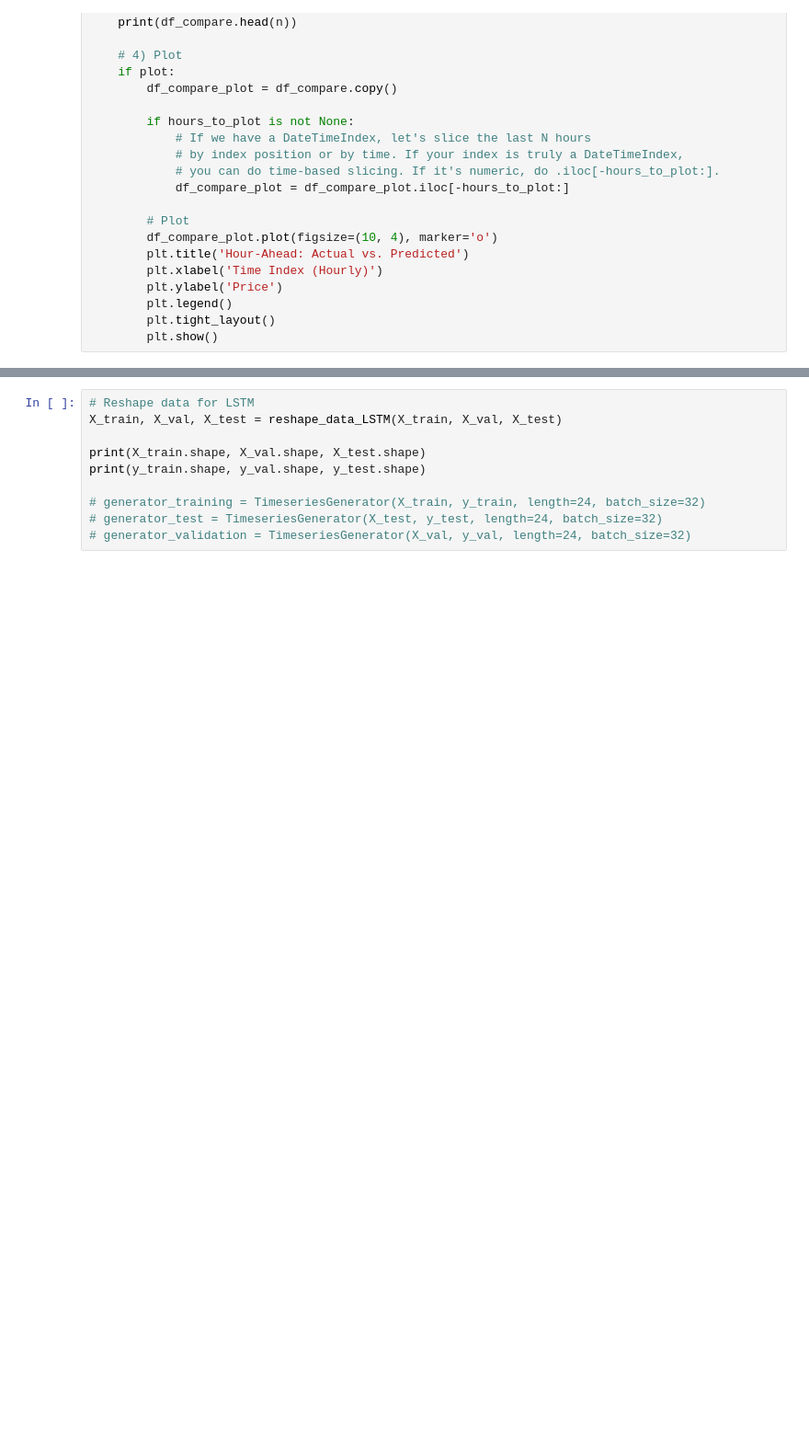
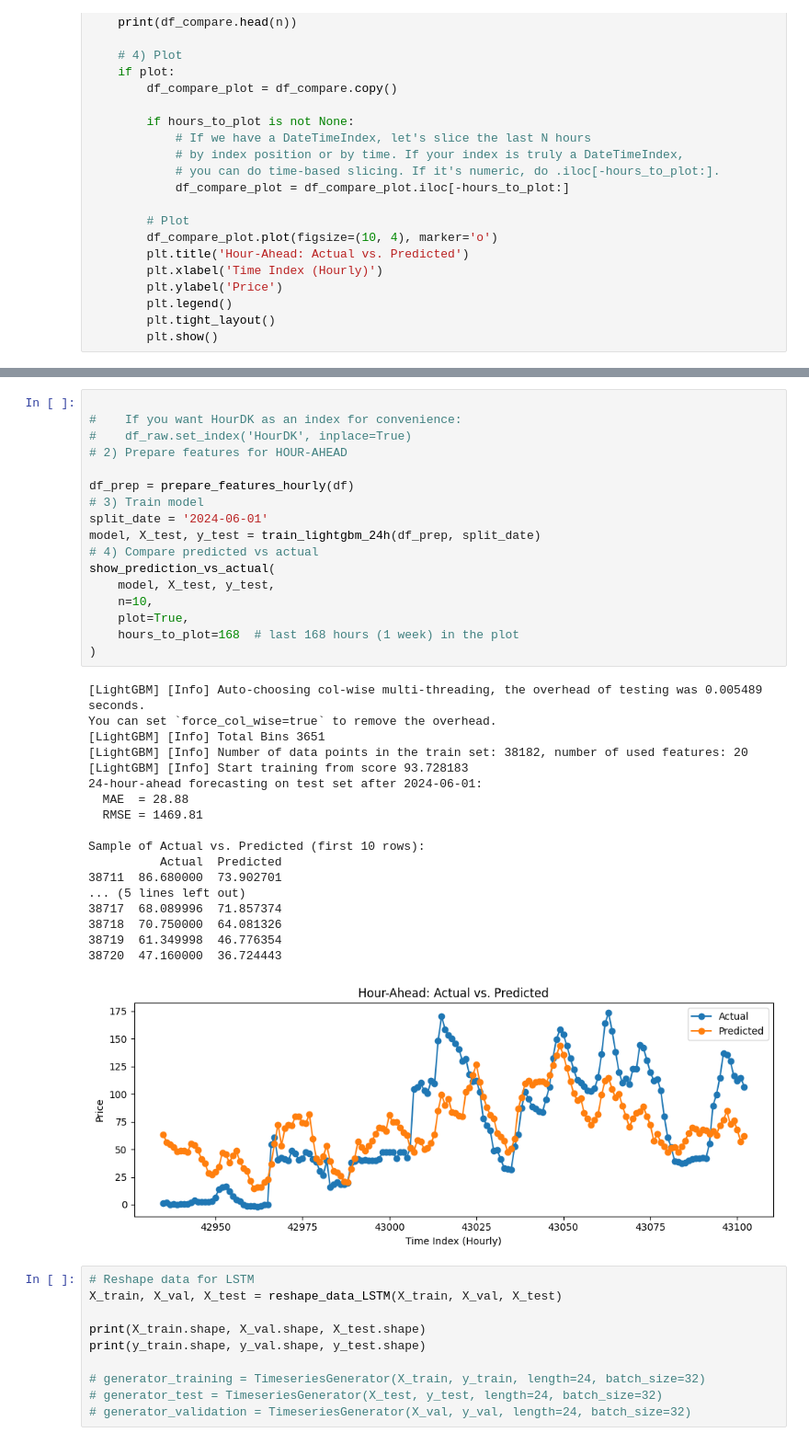
Before and after one commit to jokerofun/psa_tool, a Jupyter notebook: notebook.ipynb, the cells around one changed output, grey strips where cells are left out. Shown: that part at 92% size. Saved outputs shown, nothing was run; the diff lists cells and outputs as text; blank space fills up the shorter version.

```diff
--- a/notebook.ipynb
+++ b/notebook.ipynb
@@ -464,3 +644,39 @@ Sample of Actual vs. Predicted (first 10 rows):
+# %%
+
+#    If you want HourDK as an index for convenience:
+#    df_raw.set_index('HourDK', inplace=True)
+# 2) Prepare features for HOUR-AHEAD
+
+df_prep = prepare_features_hourly(df)
+# 3) Train model
+split_date = '2024-06-01'
+model, X_test, y_test = train_lightgbm_24h(df_prep, split_date)
+# 4) Compare predicted vs actual
+show_prediction_vs_actual(
+    model, X_test, y_test,
+    n=10,
+    plot=True,
+    hours_to_plot=168  # last 168 hours (1 week) in the plot
+)
+# %% [output]
+[LightGBM] [Info] Auto-choosing col-wise multi-threading, the overhead of testing was 0.005489 seconds.
+You can set `force_col_wise=true` to remove the overhead.
+[LightGBM] [Info] Total Bins 3651
+[LightGBM] [Info] Number of data points in the train set: 38182, number of used features: 20
+[LightGBM] [Info] Start training from score 93.728183
+24-hour-ahead forecasting on test set after 2024-06-01:
+  MAE  = 28.88
+  RMSE = 1469.81
+
+Sample of Actual vs. Predicted (first 10 rows):
+          Actual  Predicted
+38711  86.680000  73.902701
+... (5 lines left out)
+38717  68.089996  71.857374
+38718  70.750000  64.081326
+38719  61.349998  46.776354
+38720  47.160000  36.724443
+[figure, added]
 # %%
 # Reshape data for LSTM
 X_train, X_val, X_test = reshape_data_LSTM(X_train, X_val, X_test)
```
Also changed, not shown: parts of 15 cells of this notebook, 11 other files.
